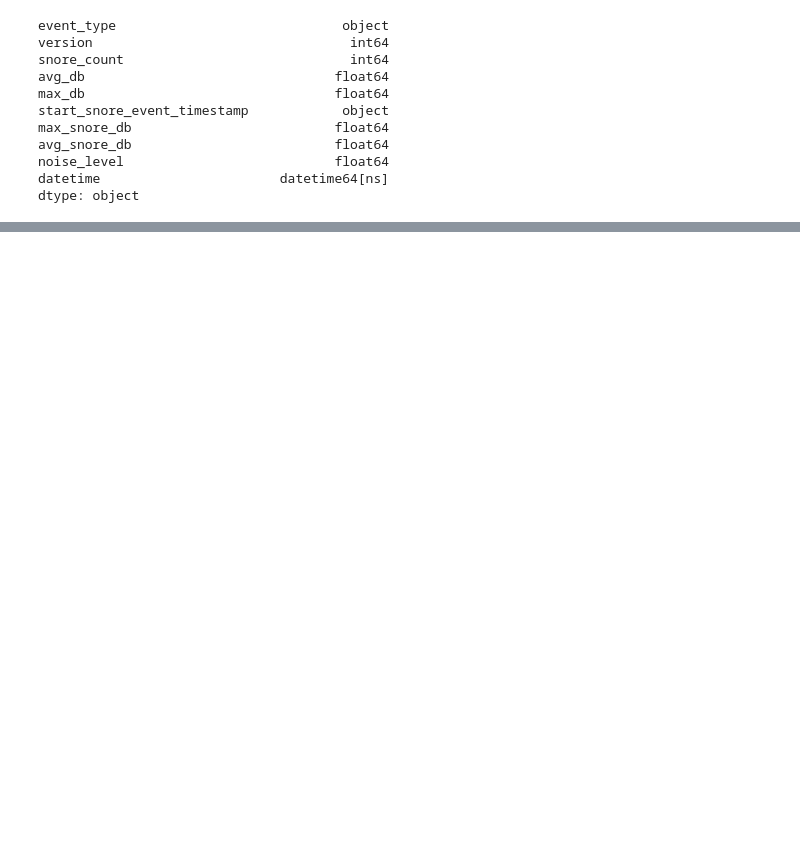
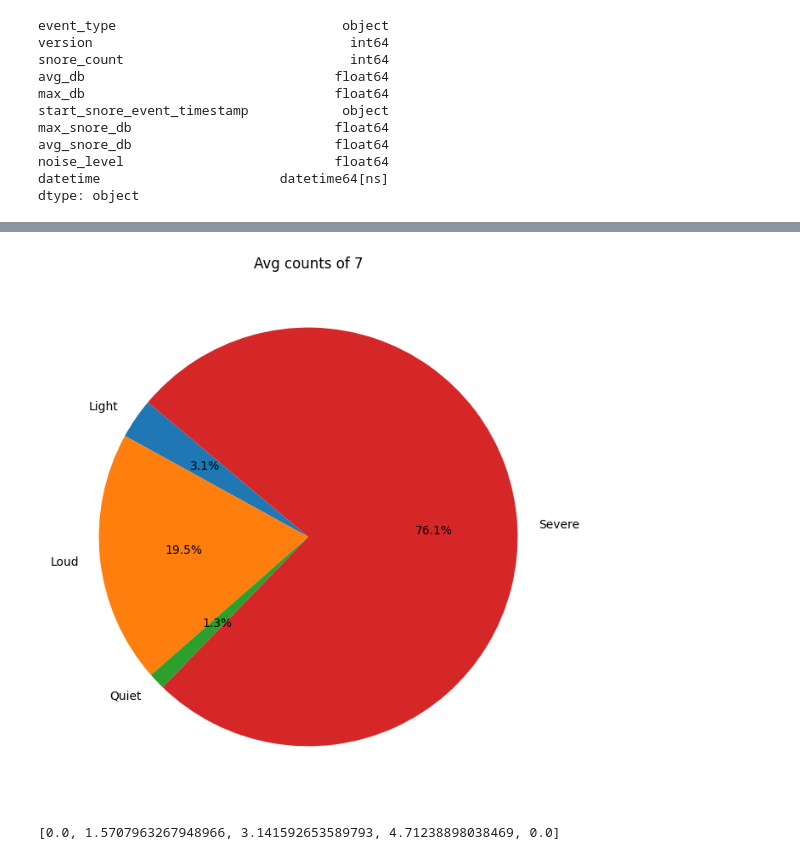
Before and after one commit to okanwyl/plot-test, a Jupyter notebook: pilot-test.ipynb, the cells around one changed output, grey strips where cells are left out. Drawn from its saved outputs; the diff is of its cells as text; code cells hidden in the pictures; blank space fills up the shorter version.

```diff
--- a/pilot-test.ipynb
+++ b/pilot-test.ipynb
@@ -234,0 +269,39 @@ api_json_object[:5]
+# %%
+severity_counts = df.groupby("category")["snore_count"].sum()
+
+severity_counts
+plt.figure(figsize=(8, 8))
+plt.pie(
+    severity_counts, labels=severity_counts.index, autopct="%1.1f%%", startangle=140
+)
+plt.title("Avg counts of 7")
+plt.show()
+# %% [output]
+[figure, added]
+# %%
+from math import pi
+
+# radar chart?
+
+data = pd.DataFrame(
+    {
+        "group": ["A"],
+        "Quiet": [df[df["category"] == "Quiet"]["snore_count"].mean()],
+        "Light": [df[df["category"] == "Light"]["snore_count"].mean()],
+        "Loud": [df[df["category"] == "Loud"]["snore_count"].mean()],
+        "Severe": [df[df["category"] == "Severe"]["snore_count"].mean()],
+    }
+)
+
+values = data.loc[0].drop("group").values.flatten().tolist()
+values += values[:1]
+
+categories = data.drop("group", axis=1).columns.values.tolist()
+N = len(categories)
+
+angles = [n / float(N) * 2 * pi for n in range(N)]
+angles += angles[:1]
+
+angles
+# %% [output]
+[0.0, 1.5707963267948966, 3.141592653589793, 4.71238898038469, 0.0]
```
Also changed, not shown: parts of 7 cells of this notebook, 2 other files.
